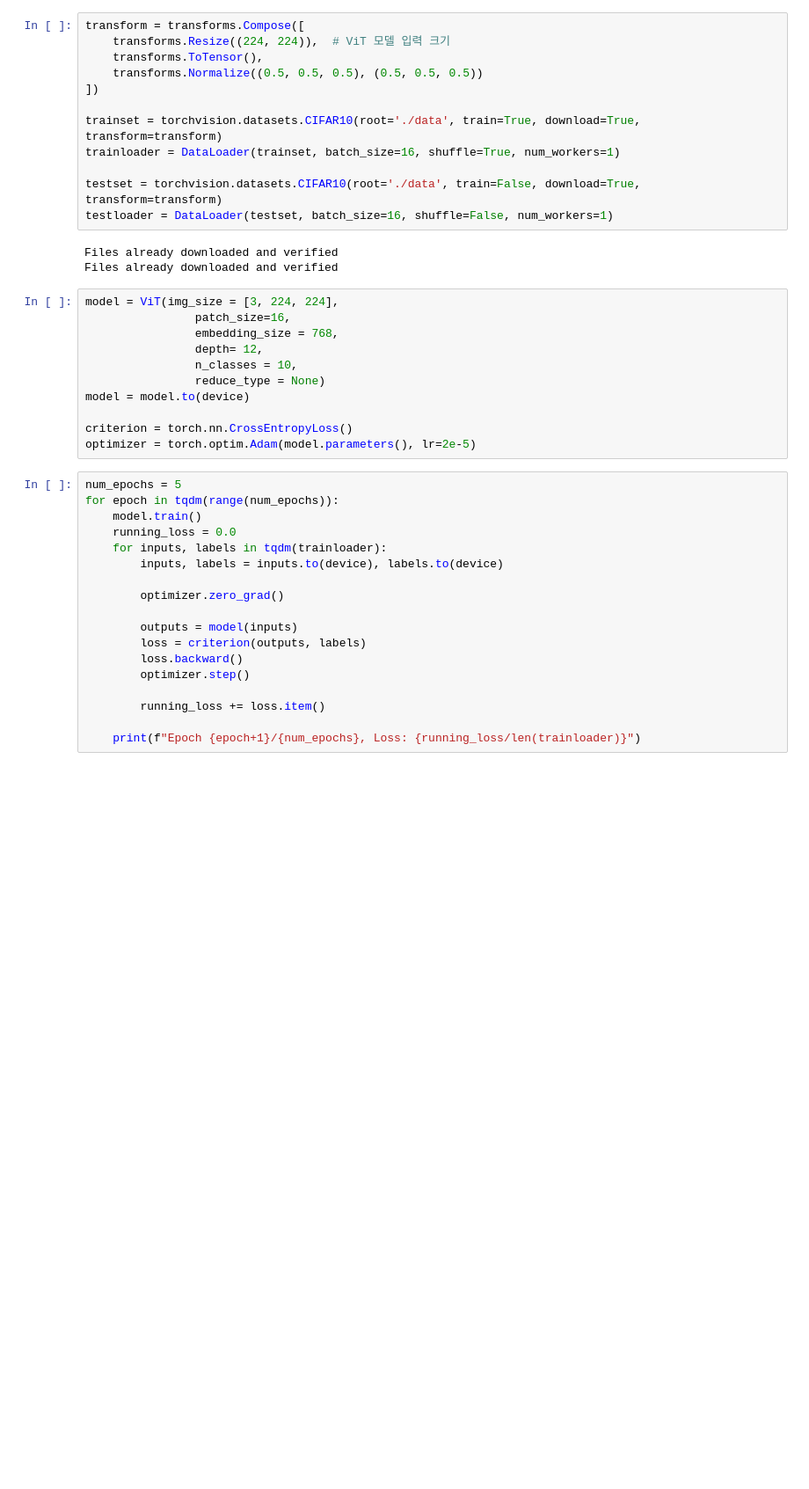
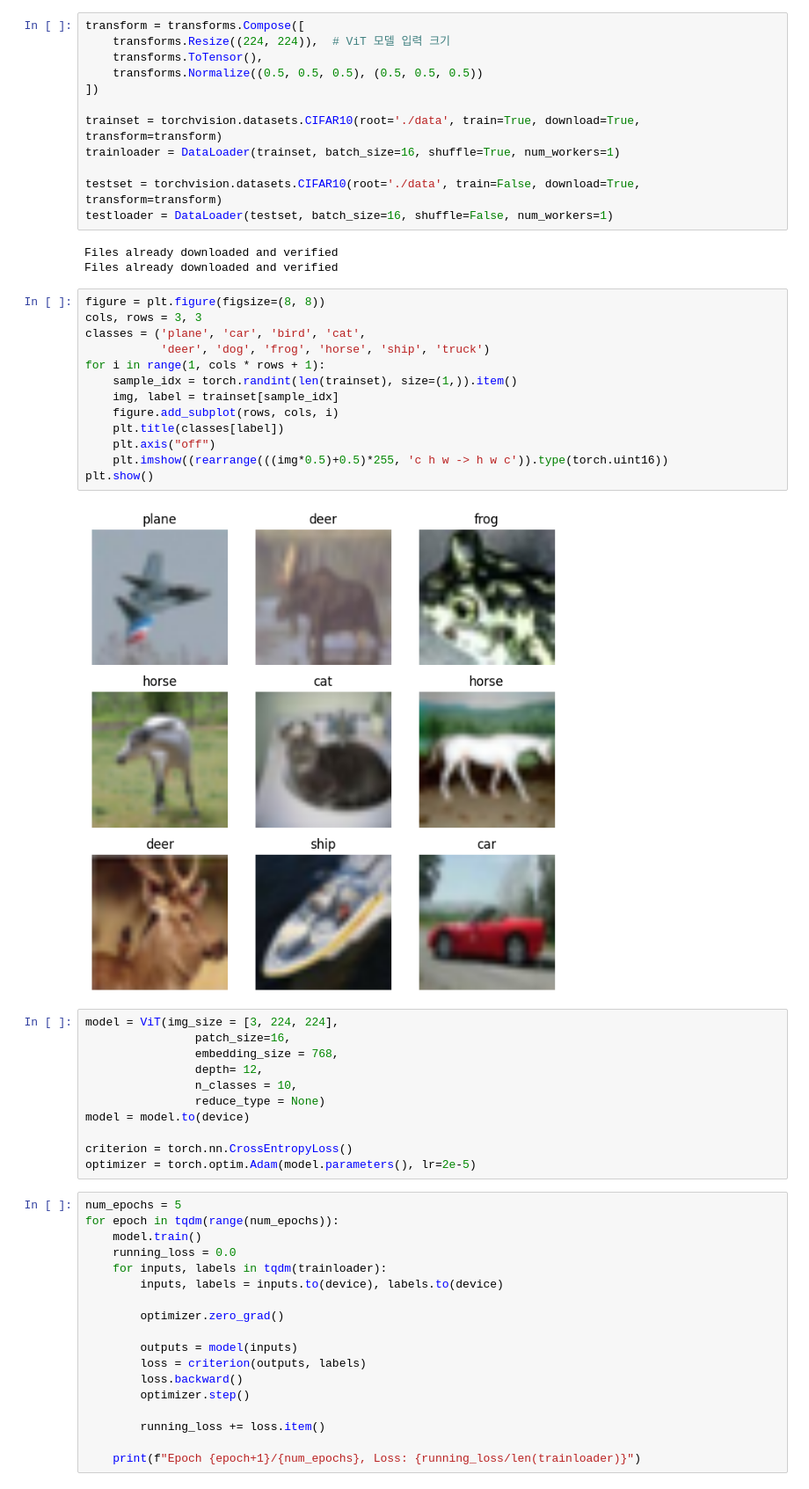
Before and after one commit to K-MinHyuk/ViT_tutorial, a Jupyter notebook: Tutorial/05-ViT_Train_and_Inference.ipynb, the cells around one changed output. Shown at 88% size. Drawn from its saved outputs; the diff is of its cells as text; blank space fills up the shorter version.

Commit message:
Make train and validation ipynb file

```diff
--- a/Tutorial/05-ViT_Train_and_Inference.ipynb
+++ b/Tutorial/05-ViT_Train_and_Inference.ipynb
@@ -36,6 +36,21 @@ testloader = DataLoader(testset, batch_size=16, shuffle=False, num_workers=1)
 # %% [output]
 Files already downloaded and verified
 Files already downloaded and verified
+# %%
+figure = plt.figure(figsize=(8, 8))
+cols, rows = 3, 3
+classes = ('plane', 'car', 'bird', 'cat',
+           'deer', 'dog', 'frog', 'horse', 'ship', 'truck')
+for i in range(1, cols * rows + 1):
+    sample_idx = torch.randint(len(trainset), size=(1,)).item()
+    img, label = trainset[sample_idx]
+    figure.add_subplot(rows, cols, i)
+    plt.title(classes[label])
+    plt.axis("off")
+    plt.imshow((rearrange(((img*0.5)+0.5)*255, 'c h w -> h w c')).type(torch.uint16))
+plt.show()
+# %% [output]
+[figure, added]
 # %%
 model = ViT(img_size = [3, 224, 224],
                 patch_size=16,
```
